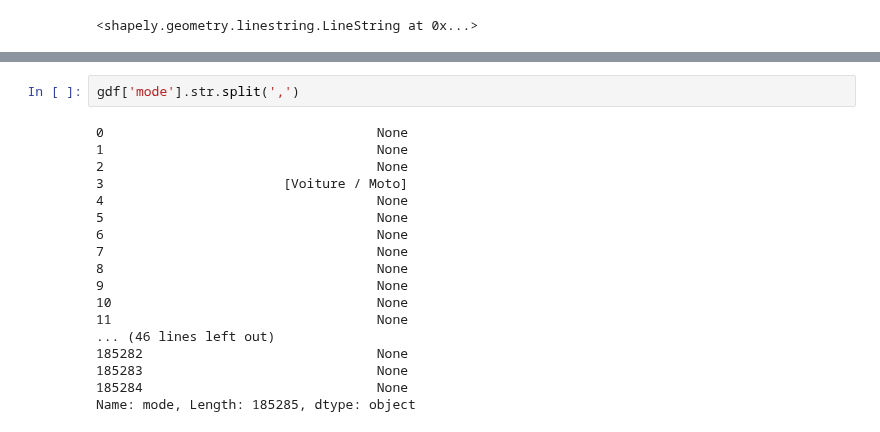
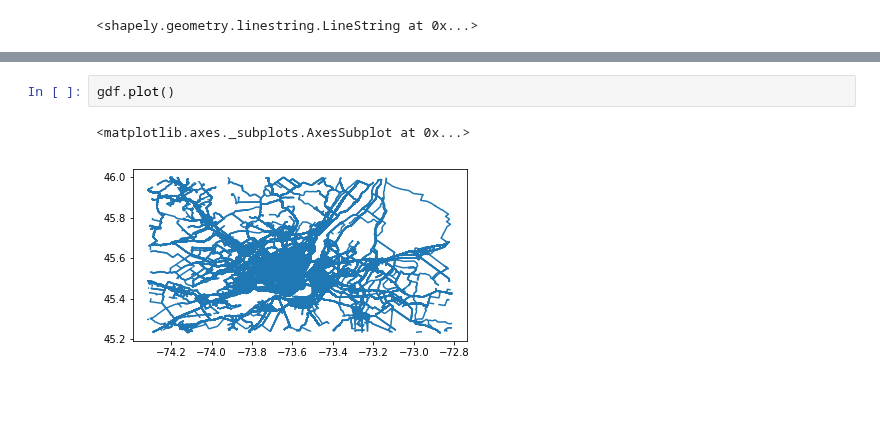
Before and after one commit to Thomasjkeel/msc_dissertation, a Jupyter notebook: pre_processing/investigate_data.ipynb, the cells around one changed output, grey strips where cells are left out. Cells and saved outputs as stored; diff of their text form; blank space fills up the shorter version.

```diff
--- a/pre_processing/investigate_data.ipynb
+++ b/pre_processing/investigate_data.ipynb
@@ -61,20 +61,5 @@ array([None, 'Voiture / Moto', 'À pied, Transport collectif',
-# %%
-gdf['mode'].str.split(',')
-# %% [output]
-0                                   None
-1                                   None
-2                                   None
-3                       [Voiture / Moto]
-4                                   None
-5                                   None
-6                                   None
-7                                   None
-8                                   None
-9                                   None
-10                                  None
-11                                  None
-... (46 lines left out)
-185282                              None
-185283                              None
-185284                              None
-Name: mode, Length: 185285, dtype: object
+# %%
+gdf.plot()
+# %% [output]
+<matplotlib.axes._subplots.AxesSubplot at 0x...>
+[figure, added]
```
Also changed, not shown: parts of 2 cells of this notebook, 4 other files.
